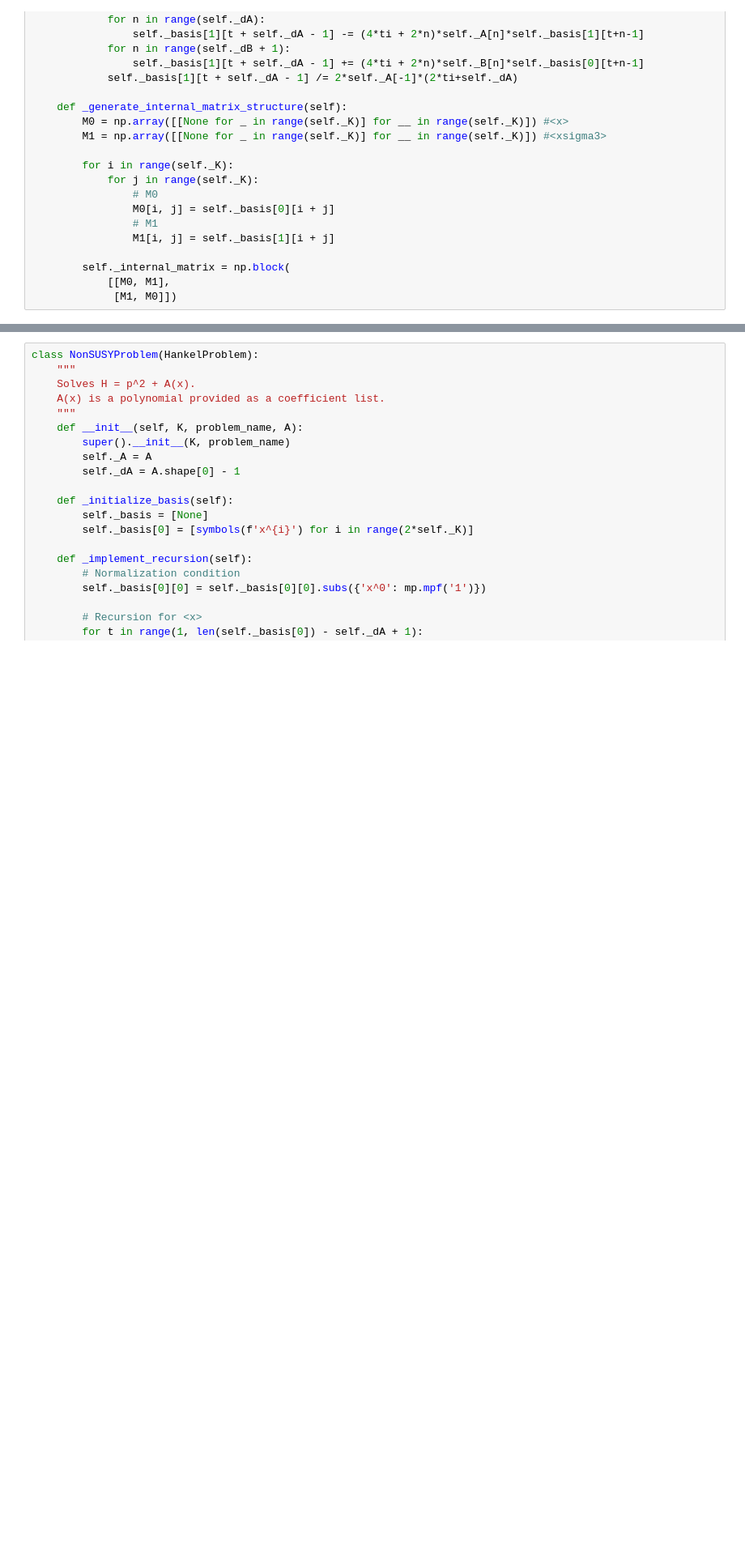
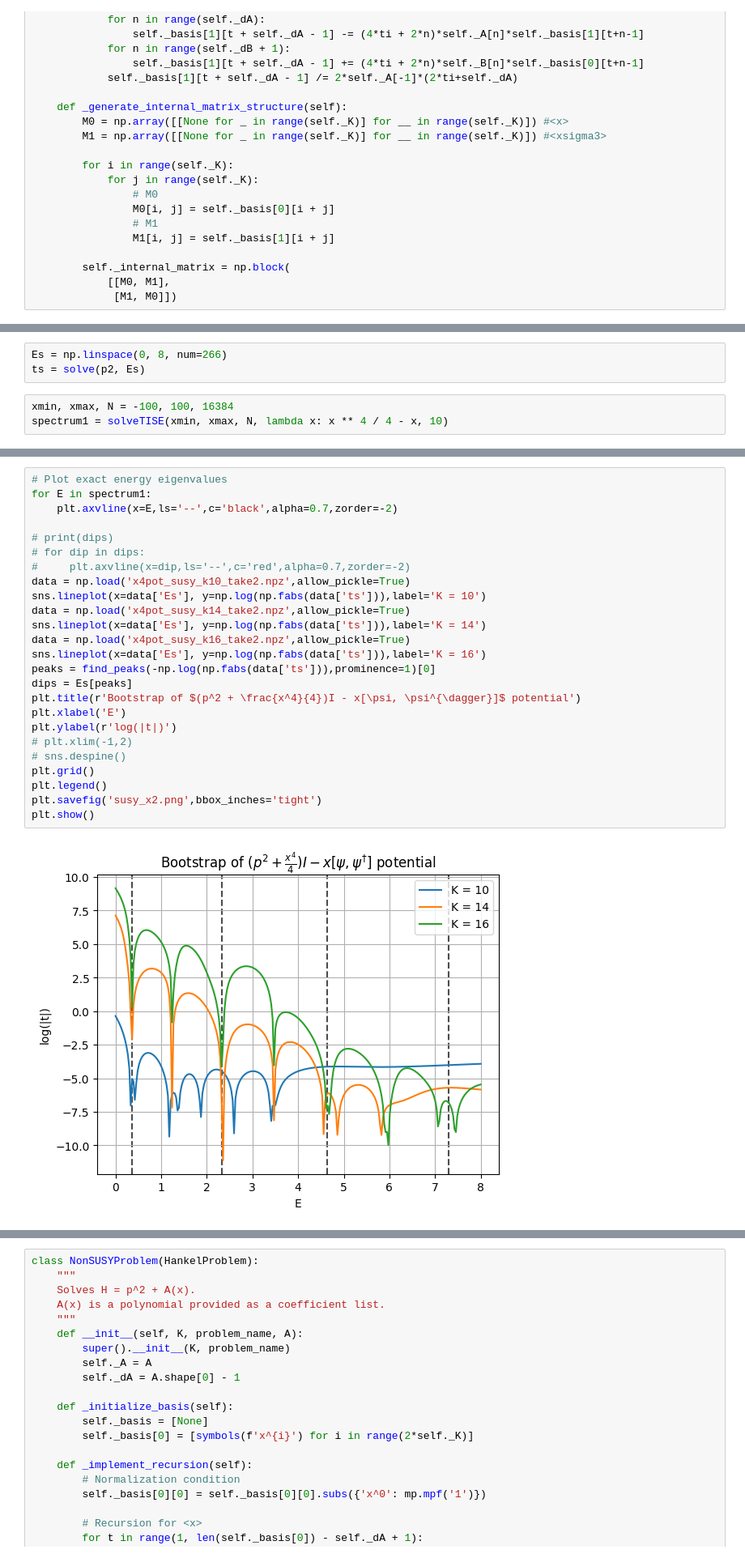
Before and after one commit to Newtech66/mtp-matrix-bootstrap, a Jupyter notebook: sdpa/sdpa_susy.ipynb, the cells around one changed output, grey strips where cells are left out. Shown at 81% size. Drawn from its saved outputs; the diff is of its cells as text; blank space fills up the shorter version.

```diff
--- a/sdpa/sdpa_susy.ipynb
+++ b/sdpa/sdpa_susy.ipynb
@@ -186,0 +261,6 @@ class SUSYProblem(HankelProblem):
+# %%
+Es = np.linspace(0, 8, num=266)
+ts = solve(p2, Es)
+# %%
+xmin, xmax, N = -100, 100, 16384
+spectrum1 = solveTISE(xmin, xmax, N, lambda x: x ** 4 / 4 - x, 10)
@@ -186,0 +285,27 @@ class SUSYProblem(HankelProblem):
+# %%
+# Plot exact energy eigenvalues
+for E in spectrum1:
+    plt.axvline(x=E,ls='--',c='black',alpha=0.7,zorder=-2)
+
+# print(dips)
+# for dip in dips:
+#     plt.axvline(x=dip,ls='--',c='red',alpha=0.7,zorder=-2)
+data = np.load('x4pot_susy_k10_take2.npz',allow_pickle=True)
+sns.lineplot(x=data['Es'], y=np.log(np.fabs(data['ts'])),label='K = 10')
+data = np.load('x4pot_susy_k14_take2.npz',allow_pickle=True)
+sns.lineplot(x=data['Es'], y=np.log(np.fabs(data['ts'])),label='K = 14')
+data = np.load('x4pot_susy_k16_take2.npz',allow_pickle=True)
+sns.lineplot(x=data['Es'], y=np.log(np.fabs(data['ts'])),label='K = 16')
+peaks = find_peaks(-np.log(np.fabs(data['ts'])),prominence=1)[0]
+dips = Es[peaks]
+plt.title(r'Bootstrap of $(p^2 + \frac{x^4}{4})I - x[\psi, \psi^{\dagger}]$ potential')
+plt.xlabel('E')
+plt.ylabel(r'log(|t|)')
+# plt.xlim(-1,2)
+# sns.despine()
+plt.grid()
+plt.legend()
+plt.savefig('susy_x2.png',bbox_inches='tight')
+plt.show()
+# %% [output]
+[figure, added]
```
Also changed, not shown: parts of 38 cells of this notebook, 45 other files.
